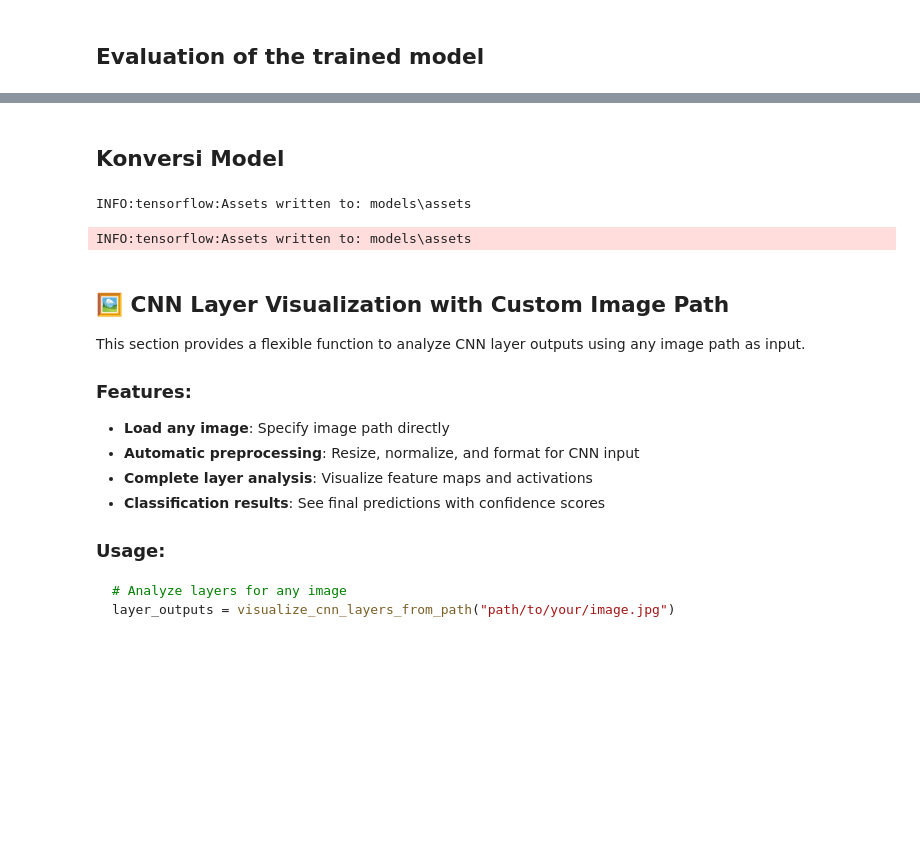
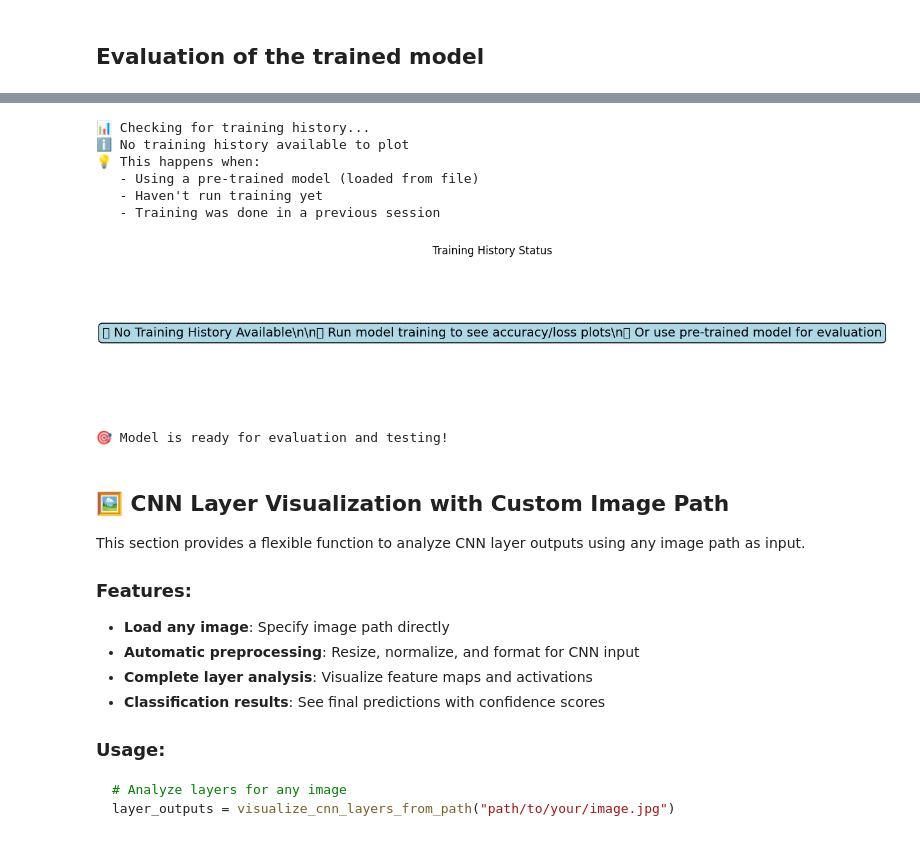
Before and after one commit to Kabilash01/Deeplearning-Garbage-Classifier-by-using-CNN-, a Jupyter notebook: garbage-classification.ipynb, the cells around one changed output, grey strips where cells are left out. Cells and saved outputs as stored; diff of their text form; code cells hidden in the pictures; blank space fills up the shorter version.

```diff
--- a/garbage-classification.ipynb
+++ b/garbage-classification.ipynb
@@ -334,11 +178,63 @@ NameError: name 'history' is not defined
-# %% [markdown]
-## Konversi Model
-# %%
-# Save model in SavedModel format
-tf.saved_model.save(model, 'models')
-# %% [output]
-INFO:tensorflow:Assets written to: models\assets
-INFO:tensorflow:Assets written to: models\assets
+# %%
+# Plot training history (only if available)
+print("📊 Checking for training history...")
+
+if 'history' in globals() and history is not None and hasattr(history, 'history'):
+    print("✅ Training history found - plotting graphs...")
+
+    plt.figure(figsize=(12, 4))
+
+    # Plot accuracy
+    plt.subplot(1, 2, 1)
+    plt.plot(history.history['accuracy'], label='Training Accuracy')
+    plt.plot(history.history['val_accuracy'], label='Validation Accuracy')
+    plt.title('Model Accuracy')
+    plt.xlabel('Epoch')
+    plt.ylabel('Accuracy')
+    plt.legend()
+
+    # Plot loss
+    plt.subplot(1, 2, 2)
+    plt.plot(history.history['loss'], label='Training Loss')
+    plt.plot(history.history['val_loss'], label='Validation Loss')
+    plt.title('Model Loss')
+    plt.xlabel('Epoch')
+    plt.ylabel('Loss')
+    plt.legend()
+
+    plt.tight_layout()
+    plt.show()
+
+    print("✅ Training history plots displayed!")
+
+else:
+    print("ℹ️ No training history available to plot")
+    print("💡 This happens when:")
+    print("   - Using a pre-trained model (loaded from file)")
+    print("   - Haven't run training yet")
+    print("   - Training was done in a previous session")
+
+    # Create a simple placeholder plot
+    plt.figure(figsize=(10, 3))
+    plt.text(0.5, 0.5, '📊 No Training History Available\\n\\n💡 Run model training to see accuracy/loss plots\\n🔄 Or use pre-trained model for evaluation',
+             ha='center', va='center', fontsize=14,
+             bbox=dict(boxstyle="round,pad=0.3", facecolor="lightblue"))
+    plt.xlim(0, 1)
+    plt.ylim(0, 1)
+    plt.axis('off')
+    plt.title('Training History Status')
+    plt.show()
+
+    print("🎯 Model is ready for evaluation and testing!")
+# %% [output]
+📊 Checking for training history...
+ℹ️ No training history available to plot
+💡 This happens when:
+   - Using a pre-trained model (loaded from file)
+   - Haven't run training yet
+   - Training was done in a previous session
+[figure, added]
+🎯 Model is ready for evaluation and testing!
 # %% [markdown]
 ## 🖼️ CNN Layer Visualization with Custom Image Path
 
```
Also changed, not shown: parts of 17 cells of this notebook.
